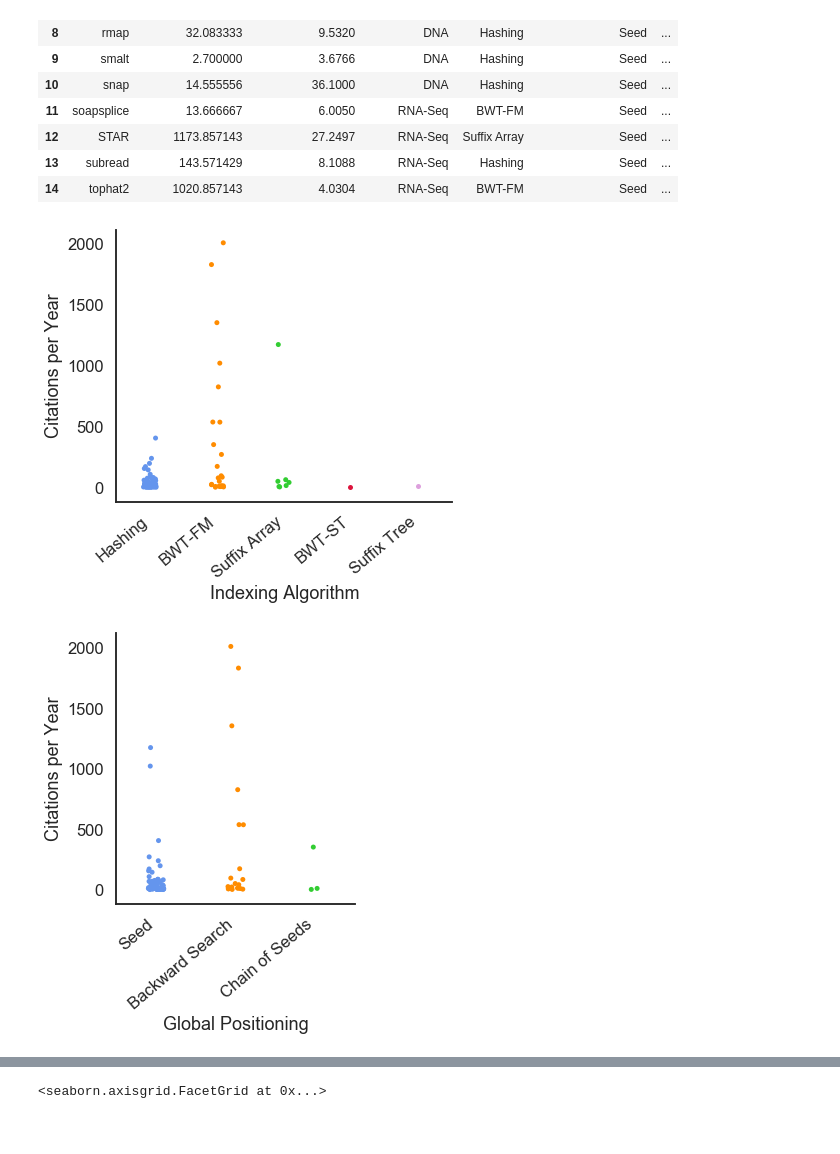
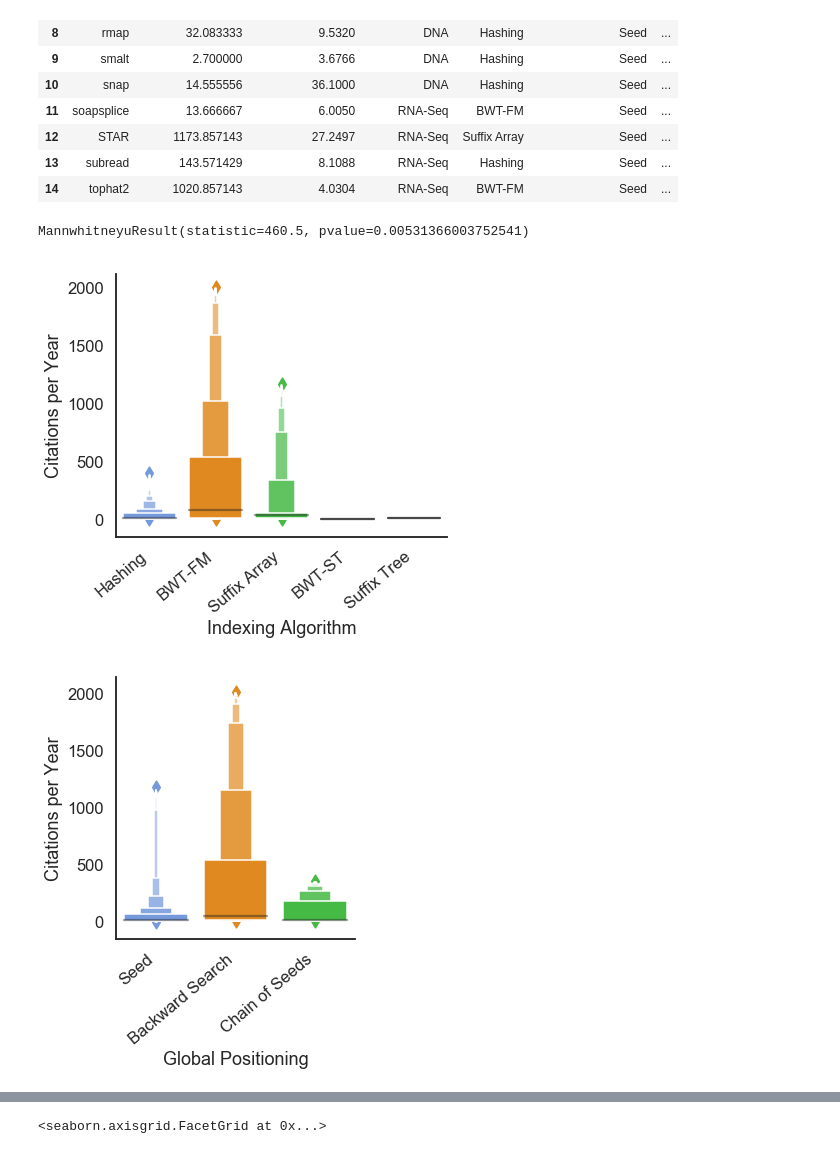
Before and after one commit to Mangul-Lab-USC/technology.dictates.algorithms, a Jupyter notebook: notebooks/citation_figures.ipynb, the cells around one changed output, grey strips where cells are left out. Saved outputs shown, nothing was run; the diff lists cells and outputs as text; code cells hidden in the pictures.

```diff
--- a/notebooks/citation_figures.ipynb
+++ b/notebooks/citation_figures.ipynb
@@ -75,6 +75,8 @@ memcite_summ
 # %%
 import seaborn as sns
 import matplotlib.pyplot as plt
+import scipy as scp
+
 
 clrs = ['cornflowerblue', 'darkorange', 'limegreen', 'crimson', 'plum', 'peru', 'aquamarine',
         'pink', 'darkgrey', 'yellowgreen', 'lightcoral', 'gold']
@@ -82,7 +84,7 @@ clrs = ['cornflowerblue', 'darkorange', 'limegreen', 'crimson', 'plum', 'peru',
 sns.set_style('white')
 sns.set_context('talk')
 
-ax = sns.catplot(data=data_cite, x='Indexing', y='citation_per_year', aspect=1.25,
+ax = sns.catplot(data=data_cite, x='Indexing', y='citation_per_year', aspect=1.25, kind='boxen',
                  order=['Hashing','BWT-FM','Suffix Array','BWT-ST','Suffix Tree'], palette=clrs)
 ax.set(xlabel = 'Indexing Algorithm', ylabel = 'Citations per Year')
 ax.set_xticklabels(rotation=40, ha="right")
@@ -90,16 +92,22 @@ ax.set_xticklabels(rotation=40, ha="right")
 
 plt.savefig('../figures/Indexing_by_Citations.png')
 plt.savefig('../figures/Indexing_by_Citations.pdf')
+
+mwu = scp.stats.mannwhitneyu(data_cite.loc[data_cite['Indexing'] == 'Hashing'].loc[:,'citation_per_year'],
+                              data_cite.loc[data_cite['Indexing'] == 'BWT-FM'].loc[:,'citation_per_year'],
+                             alternative = 'two-sided')
+print (mwu)
 # %% [output]
+MannwhitneyuResult(statistic=460.5, pvalue=0.00531366003752541)
-[figure, old version]
+[figure, new version]
 # %%
-ax = sns.catplot(data=data_cite, x='Global_Positioning', y='citation_per_year',
+ax = sns.catplot(data=data_cite, x='Global_Positioning', y='citation_per_year', kind='boxen',
                  order=['Seed','Backward Search','Chain of Seeds'], palette=clrs)
 ax.set(xlabel = 'Global Positioning', ylabel = 'Citations per Year')
 ax.set_xticklabels(rotation=40, ha="right")
 #plt.show()
 plt.savefig('../figures/Global_by_Citations.png')
 plt.savefig('../figures/Global_by_Citations.pdf')
 # %% [output]
-[figure, old version]
+[figure, new version]
 # %%
```
Also changed, not shown: parts of 3 cells of this notebook, 55 other files.
